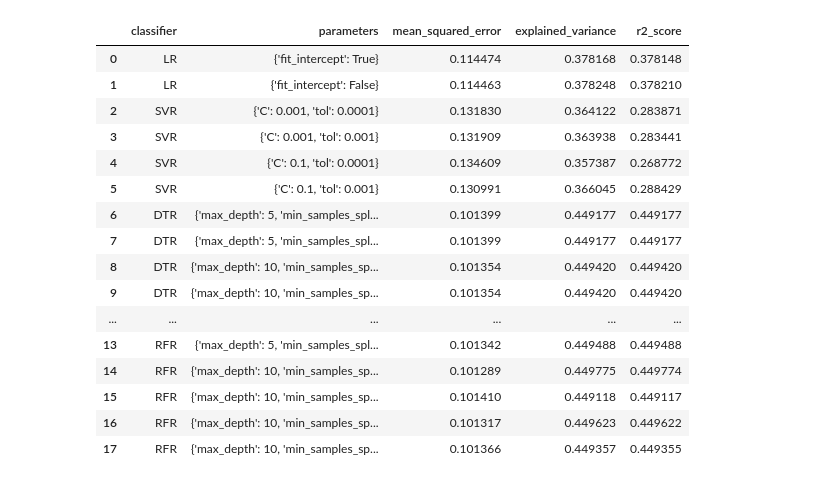
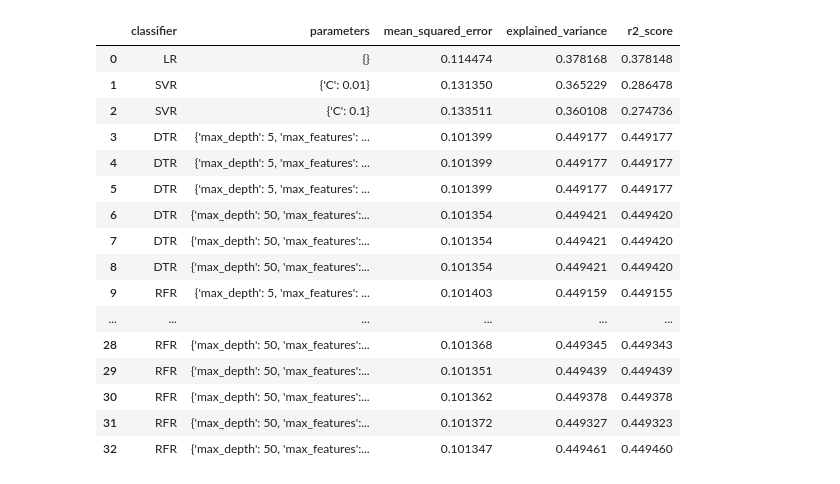
Before and after one commit to sinclairtarget/philly-evictions, a Jupyter notebook: proposal/basic_model.ipynb, the cells around one changed output. Saved outputs shown, nothing was run; the diff lists cells and outputs as text; code cells hidden in the pictures.

Commit message:
updated basic_model

```diff
--- a/proposal/basic_model.ipynb
+++ b/proposal/basic_model.ipynb
@@ -88,52 +137,61 @@ pd.DataFrame(table, columns = ['classifier', 'parameters', 'accuracy'])
 # %%
 ########################################
 ##### Regression
 ########################################
 
 # Define model paramaters
+
+regs = {'LR': LinearRegression(),
+        'SVR': LinearSVR(),
+        'DTR': DecisionTreeRegressor(),
+        'RFR': RandomForestRegressor()}
+
+reg_small_grid = {'LR': {},
+                  'SVR': {'C' :[0.01,0.1]},
+                  'DTR': {'max_depth': [5,50], 'max_features': [None],'min_samples_split': [2,5,10]},
+                  'RFR': {'n_estimators': [100,1000], 'max_depth': [5,50], 'max_features': ['sqrt','log2'],'min_samples_split': [2,5,10]}}
+
+reg_large_grid = {'LR': {},
+                  'SVR': {'C' :[0.00001,0.0001,0.001,0.01,0.1,1,10]},
+                  'DTR': {'max_depth': [1,5,10,20,50,100], 'max_features': [None],'min_samples_split': [2,5,10]},
+                  'RFR': {'n_estimators': [1,10,100,1000,10000], 'max_depth': [1,5,10,20,50,100], 'max_features': ['sqrt','log2'],'min_samples_split': [2,5,10]}}
+
+
 target_col = 'evictions'
 feature_cols = ['evictions_t-1']
-regressions = {'LR': LinearRegression(),
-               'SVR': LinearSVR(),
-               'DTR': DecisionTreeRegressor(),
-               'RFR': RandomForestRegressor()}
-parameters = {'LR': {'fit_intercept': [True, False]},
-              'SVR': {'tol': [0.0001, 0.001], 'C': [0.001,0.1]},
-              'DTR': {'max_depth': [5,10], 'min_samples_split': [5,10]},
-              'RFR': {'n_estimators': [10,100], 'max_depth': [5,10], 'min_samples_split': [5,10]}}
 X_train, X_test, y_train, y_test = single_split(df, 'evictions_over10', ['evictions_t-1'], 2016)
 
 # Loop over classifiers and parameters
 table = []
-for clf, model in regressions.items():
-    parameter_values = parameters[clf]
+for reg, model in regs.items():
+    parameter_values = reg_small_grid[reg]
     for p in ParameterGrid(parameter_values):
         model.set_params(**p)
         model.fit(X_train, y_train)
         y_pred = model.predict(X_test)
-        row = [clf,
+        row = [reg,
                p,
                mean_squared_error(y_test, y_pred),
                explained_variance_score(y_test, y_pred),
                r2_score(y_test, y_pred)]
         table.append(row)
 
 pd.DataFrame(table, columns = ['classifier', 'parameters', 'mean_squared_error', 'explained_variance', 'r2_score'])
 # %% [output]
 |  | classifier | parameters | mean_squared_error | explained_variance | r2_score |
-| 0 | LR | {'fit_intercept': True} | 0.114474 | 0.378168 | 0.378148 |
-| 1 | LR | {'fit_intercept': False} | 0.114463 | 0.378248 | 0.378210 |
-| 2 | SVR | {'C': 0.001, 'tol': 0.0001} | 0.131830 | 0.364122 | 0.283871 |
-| 3 | SVR | {'C': 0.001, 'tol': 0.001} | 0.131909 | 0.363938 | 0.283441 |
-| 4 | SVR | {'C': 0.1, 'tol': 0.0001} | 0.134609 | 0.357387 | 0.268772 |
-| 5 | SVR | {'C': 0.1, 'tol': 0.001} | 0.130991 | 0.366045 | 0.288429 |
-| 6 | DTR | {'max_depth': 5, 'min_samples_spl... | 0.101399 | 0.449177 | 0.449177 |
-| 7 | DTR | {'max_depth': 5, 'min_samples_spl... | 0.101399 | 0.449177 | 0.449177 |
-| 8 | DTR | {'max_depth': 10, 'min_samples_sp... | 0.101354 | 0.449420 | 0.449420 |
-| 9 | DTR | {'max_depth': 10, 'min_samples_sp... | 0.101354 | 0.449420 | 0.449420 |
+| 0 | LR | {} | 0.114474 | 0.378168 | 0.378148 |
+| 1 | SVR | {'C': 0.01} | 0.131350 | 0.365229 | 0.286478 |
+| 2 | SVR | {'C': 0.1} | 0.133511 | 0.360108 | 0.274736 |
+| 3 | DTR | {'max_depth': 5, 'max_features': ... | 0.101399 | 0.449177 | 0.449177 |
+| 4 | DTR | {'max_depth': 5, 'max_features': ... | 0.101399 | 0.449177 | 0.449177 |
+| 5 | DTR | {'max_depth': 5, 'max_features': ... | 0.101399 | 0.449177 | 0.449177 |
+| 6 | DTR | {'max_depth': 50, 'max_features':... | 0.101354 | 0.449421 | 0.449420 |
+| 7 | DTR | {'max_depth': 50, 'max_features':... | 0.101354 | 0.449421 | 0.449420 |
+| 8 | DTR | {'max_depth': 50, 'max_features':... | 0.101354 | 0.449421 | 0.449420 |
+| 9 | RFR | {'max_depth': 5, 'max_features': ... | 0.101403 | 0.449159 | 0.449155 |
 | ... | ... | ... | ... | ... | ... |
-| 13 | RFR | {'max_depth': 5, 'min_samples_spl... | 0.101342 | 0.449488 | 0.449488 |
-| 14 | RFR | {'max_depth': 10, 'min_samples_sp... | 0.101289 | 0.449775 | 0.449774 |
-| 15 | RFR | {'max_depth': 10, 'min_samples_sp... | 0.101410 | 0.449118 | 0.449117 |
-| 16 | RFR | {'max_depth': 10, 'min_samples_sp... | 0.101317 | 0.449623 | 0.449622 |
-| 17 | RFR | {'max_depth': 10, 'min_samples_sp... | 0.101366 | 0.449357 | 0.449355 |
+| 28 | RFR | {'max_depth': 50, 'max_features':... | 0.101368 | 0.449345 | 0.449343 |
+| 29 | RFR | {'max_depth': 50, 'max_features':... | 0.101351 | 0.449439 | 0.449439 |
+| 30 | RFR | {'max_depth': 50, 'max_features':... | 0.101362 | 0.449378 | 0.449378 |
+| 31 | RFR | {'max_depth': 50, 'max_features':... | 0.101372 | 0.449327 | 0.449323 |
+| 32 | RFR | {'max_depth': 50, 'max_features':... | 0.101347 | 0.449461 | 0.449460 |
```
Also changed, not shown: parts of 3 cells of this notebook.
